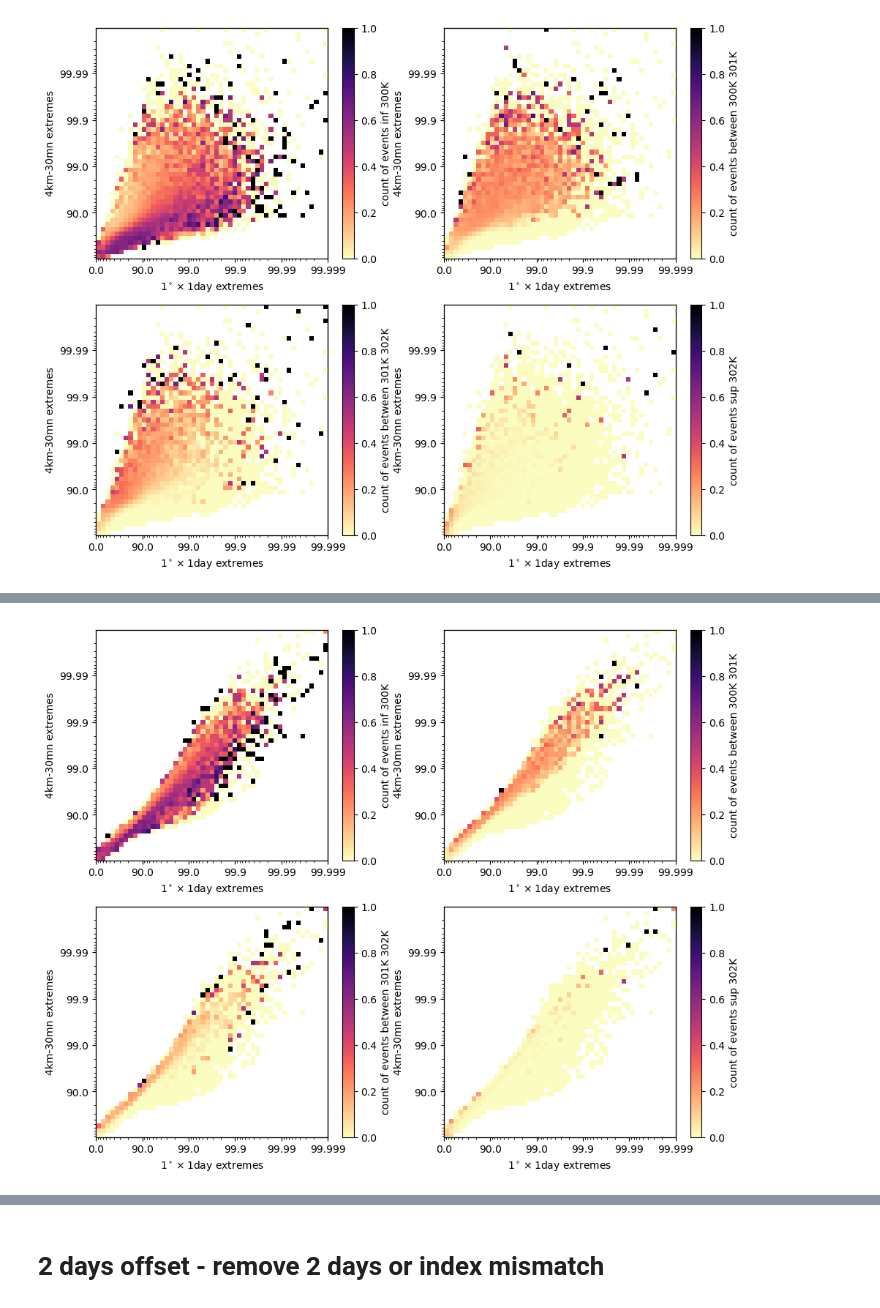
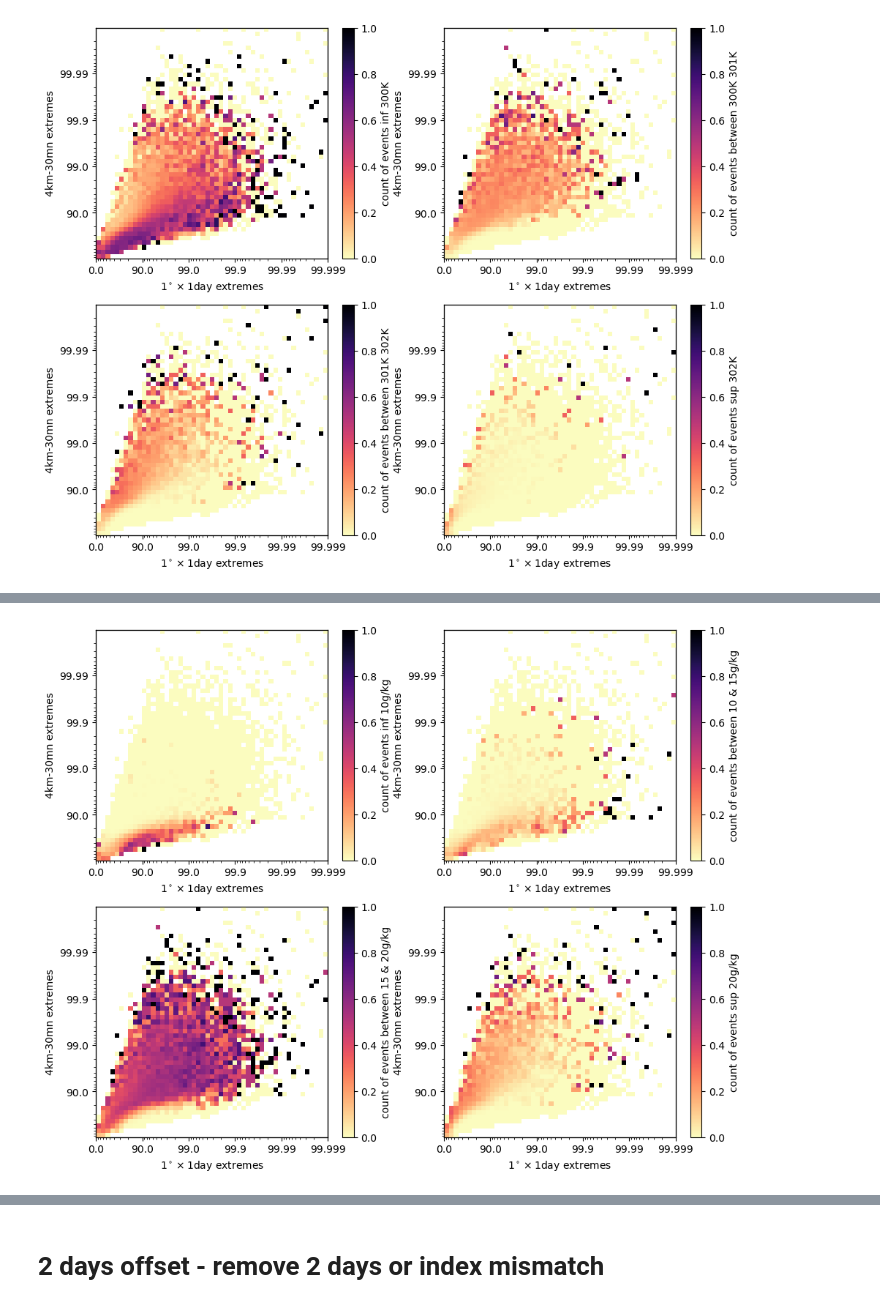
Before and after one commit to 19carenso/tempest, a Jupyter notebook: viz/sst.ipynb, the cells around one changed output, grey strips where cells are left out. Drawn from its saved outputs; the diff is of its cells as text; code cells hidden in the pictures.

Commit message:
pre storm tracker, all keys for Prec

```diff
--- a/viz/sst.ipynb
+++ b/viz/sst.ipynb
@@ -81,6 +116,8 @@ plt.show()
 # %% [markdown]
 # no day offset
 # %%
+jd =jd_mean_max
+
 spatial_where_inf_300 = list(np.where(temp.mean_T2mm < 300))
 spatial_where_300_301 = list(np.where((temp.mean_T2mm >= 300) & (temp.mean_T2mm < 301)))
 spatial_where_301_302 = list(np.where((temp.mean_T2mm >= 301) & (temp.mean_T2mm < 302)))
@@ -103,10 +140,10 @@ max_prec_t2m_300_301 = prec.max_Prec.values[spatial_where_300_301[0], spatial_wh
 max_prec_t2m_301_302 = prec.max_Prec.values[spatial_where_301_302[0], spatial_where_301_302[1], spatial_where_301_302[2]]
 max_prec_t2m_sup_302 = prec.max_Prec.values[spatial_where_sup_302[0], spatial_where_sup_302[1], spatial_where_sup_302[2]]
 
-bincount_t2m_inf_300, _ , _ = np.histogram2d(x = mean_prec_t2m_inf_300, y = max_prec_t2m_inf_300, bins =(jd_max.bins1, jd_max.bins2), density=False)
-bincount_t2m_300_301, _ , _ = np.histogram2d(x = mean_prec_t2m_300_301, y = max_prec_t2m_300_301, bins =(jd_max.bins1, jd_max.bins2), density=False)
-bincount_t2m_301_302, _ , _ = np.histogram2d(x = mean_prec_t2m_301_302, y = max_prec_t2m_301_302, bins =(jd_max.bins1, jd_max.bins2), density=False)
-bincount_t2m_sup_302, _ , _ = np.histogram2d(x = mean_prec_t2m_sup_302, y = max_prec_t2m_sup_302, bins =(jd_max.bins1, jd_max.bins2), density=False)
+bincount_t2m_inf_300, _ , _ = np.histogram2d(x = mean_prec_t2m_inf_300, y = max_prec_t2m_inf_300, bins =(jd.bins1, jd.bins2), density=False)
+bincount_t2m_300_301, _ , _ = np.histogram2d(x = mean_prec_t2m_300_301, y = max_prec_t2m_300_301, bins =(jd.bins1, jd.bins2), density=False)
+bincount_t2m_301_302, _ , _ = np.histogram2d(x = mean_prec_t2m_301_302, y = max_prec_t2m_301_302, bins =(jd.bins1, jd.bins2), density=False)
+bincount_t2m_sup_302, _ , _ = np.histogram2d(x = mean_prec_t2m_sup_302, y = max_prec_t2m_sup_302, bins =(jd.bins1, jd.bins2), density=False)
 # %%
 fig,axs =plt.subplots(nrows=2, ncols=2, figsize =(11.25, 9))
 
@@ -115,6 +152,6 @@ bincounts = [bincount_t2m_inf_300, bincount_t2m_300_301, bincount_t2m_301_302, b
 labels = ["inf 300K", "between 300K 301K", "between 301K 302K", "sup 302K"]
 
 for bincount, ax, label in zip(bincounts, axs.flatten(), labels):
-    jd_max.plot_data(bincount/jd_max.bincount, scale = 'linear', cmap=plt.cm.magma_r, vbds = (0, 1), fig = fig, ax = ax, label = 'count of events '+label)
+    jd_mean_max.plot_data(bincount/jd_mean_max.bincount, scale = 'linear', cmap=plt.cm.magma_r, vbds = (0, 1), fig = fig, ax = ax, label = 'count of events '+label)
 # %% [output]
 [figure]
@@ -158,0 +170,5 @@ jd.plot_data(jd.bincount, scale = 'log', cmap=plt.cm.magma_r, vbds = (1, 1e4))
+# %%
+qv_sat_2d = gr.get_var_id_ds("QV_sat_2d").sortby('days')
+mean_qv_sat = qv_sat_2d.mean_QV_sat_2d.values.flatten()
+to_fill = len(jd.sample1) - len(mean_qv_sat)
+mean_qv_sat_processed = np.pad(mean_qv_sat, (to_fill, 0), mode = 'constant', constant_values=np.nan)
@@ -159,38 +205,42 @@ jd.plot_data(jd.bincount, scale = 'log', cmap=plt.cm.magma_r, vbds = (1, 1e4))
+# %%
+mean_qv_sat = 100*qv_sat_2d.mean_QV_sat_2d # décigramme par kilogramme psk pourquoi pas
 # %%
-spatial_where_inf_300 = list(np.where(temp.mean_T2mm < 300))
-spatial_where_300_301 = list(np.where((temp.mean_T2mm >= 300) & (temp.mean_T2mm < 301)))
-spatial_where_301_302 = list(np.where((temp.mean_T2mm >= 301) & (temp.mean_T2mm < 302)))
-spatial_where_sup_302 = list(np.where(temp.mean_T2mm >= 302))
+jd =jd_mean_max
+
+spatial_where_inf_300 = list(np.where(mean_qv_sat < 1.5))
+spatial_where_300_301 = list(np.where((mean_qv_sat >= 1.5) & (mean_qv_sat < 1.8)))
+spatial_where_301_302 = list(np.where((mean_qv_sat >= 1.8) & (mean_qv_sat < 2.3)))
+spatial_where_sup_302 = list(np.where(mean_qv_sat >= 2.3))
 
 days_offset = len(prec.days) - len(temp.days) #add n to this value and get rid off last n_days to compare temp lagged
 
 spatial_where_inf_300[2] = spatial_where_inf_300[2]+days_offset
 spatial_where_300_301[2] = spatial_where_300_301[2]+days_offset
 spatial_where_301_302[2] = spatial_where_301_302[2]+days_offset
 spatial_where_sup_302[2] = spatial_where_sup_302[2]+days_offset
 
 mean_prec_t2m_inf_300 = prec.mean_Prec.values[spatial_where_inf_300[0], spatial_where_inf_300[1], spatial_where_inf_300[2]]
 mean_prec_t2m_300_301 = prec.mean_Prec.values[spatial_where_300_301[0], spatial_where_300_301[1], spatial_where_300_301[2]]
 mean_prec_t2m_301_302 = prec.mean_Prec.values[spatial_where_301_302[0], spatial_where_301_302[1], spatial_where_301_302[2]]
 mean_prec_t2m_sup_302 = prec.mean_Prec.values[spatial_where_sup_302[0], spatial_where_sup_302[1], spatial_where_sup_302[2]]
 
-max_prec_t2m_inf_300 = prec.heavy_Prec.values[spatial_where_inf_300[0], spatial_where_inf_300[1], spatial_where_inf_300[2]]
-max_prec_t2m_300_301 = prec.heavy_Prec.values[spatial_where_300_301[0], spatial_where_300_301[1], spatial_where_300_301[2]]
-max_prec_t2m_301_302 = prec.heavy_Prec.values[spatial_where_301_302[0], spatial_where_301_302[1], spatial_where_301_302[2]]
-max_prec_t2m_sup_302 = prec.heavy_Prec.values[spatial_where_sup_302[0], spatial_where_sup_302[1], spatial_where_sup_302[2]]
+max_prec_t2m_inf_300 = prec.max_Prec.values[spatial_where_inf_300[0], spatial_where_inf_300[1], spatial_where_inf_300[2]]
+max_prec_t2m_300_301 = prec.max_Prec.values[spatial_where_300_301[0], spatial_where_300_301[1], spatial_where_300_301[2]]
+max_prec_t2m_301_302 = prec.max_Prec.values[spatial_where_301_302[0], spatial_where_301_302[1], spatial_where_301_302[2]]
+max_prec_t2m_sup_302 = prec.max_Prec.values[spatial_where_sup_302[0], spatial_where_sup_302[1], spatial_where_sup_302[2]]
 
 bincount_t2m_inf_300, _ , _ = np.histogram2d(x = mean_prec_t2m_inf_300, y = max_prec_t2m_inf_300, bins =(jd.bins1, jd.bins2), density=False)
 bincount_t2m_300_301, _ , _ = np.histogram2d(x = mean_prec_t2m_300_301, y = max_prec_t2m_300_301, bins =(jd.bins1, jd.bins2), density=False)
 bincount_t2m_301_302, _ , _ = np.histogram2d(x = mean_prec_t2m_301_302, y = max_prec_t2m_301_302, bins =(jd.bins1, jd.bins2), density=False)
 bincount_t2m_sup_302, _ , _ = np.histogram2d(x = mean_prec_t2m_sup_302, y = max_prec_t2m_sup_302, bins =(jd.bins1, jd.bins2), density=False)
 
 fig,axs =plt.subplots(nrows=2, ncols=2, figsize =(11.25, 9))
 
 
 bincounts = [bincount_t2m_inf_300, bincount_t2m_300_301, bincount_t2m_301_302, bincount_t2m_sup_302]
-labels = ["inf 300K", "between 300K 301K", "between 301K 302K", "sup 302K"]
+labels = ["inf 10g/kg", "between 10 & 15g/kg", "between 15 & 20g/kg", "sup 20g/kg"]
 
 for bincount, ax, label in zip(bincounts, axs.flatten(), labels):
     jd.plot_data(bincount/jd.bincount, scale = 'linear', cmap=plt.cm.magma_r, vbds = (0, 1), fig = fig, ax = ax, label = 'count of events '+label)
 # %% [output]
-[figure, old version]
+[figure, new version]
```
Also changed, not shown: parts of 21 cells of this notebook, 4 other files.
